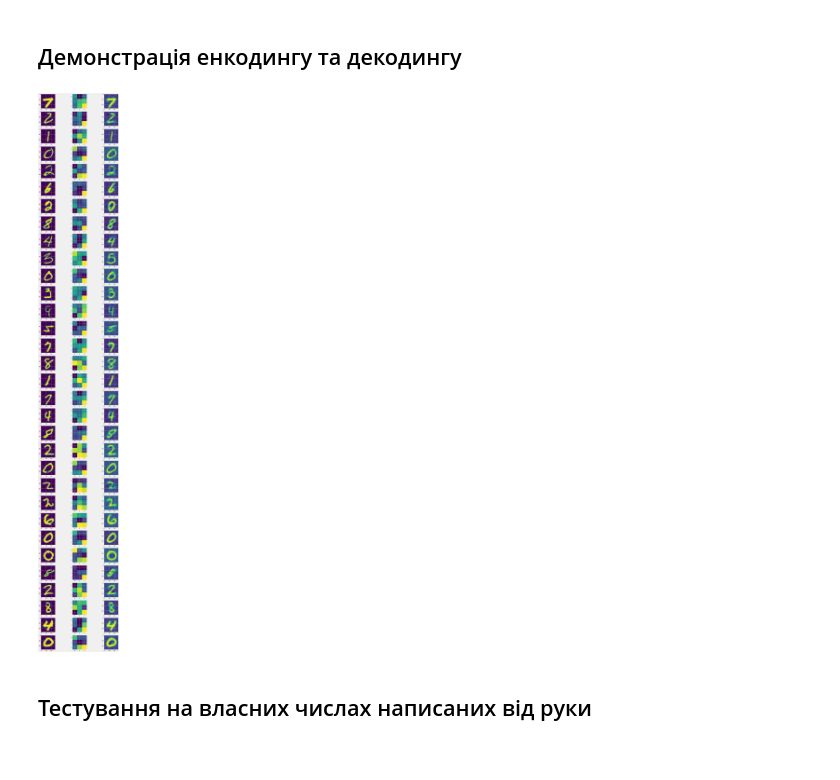
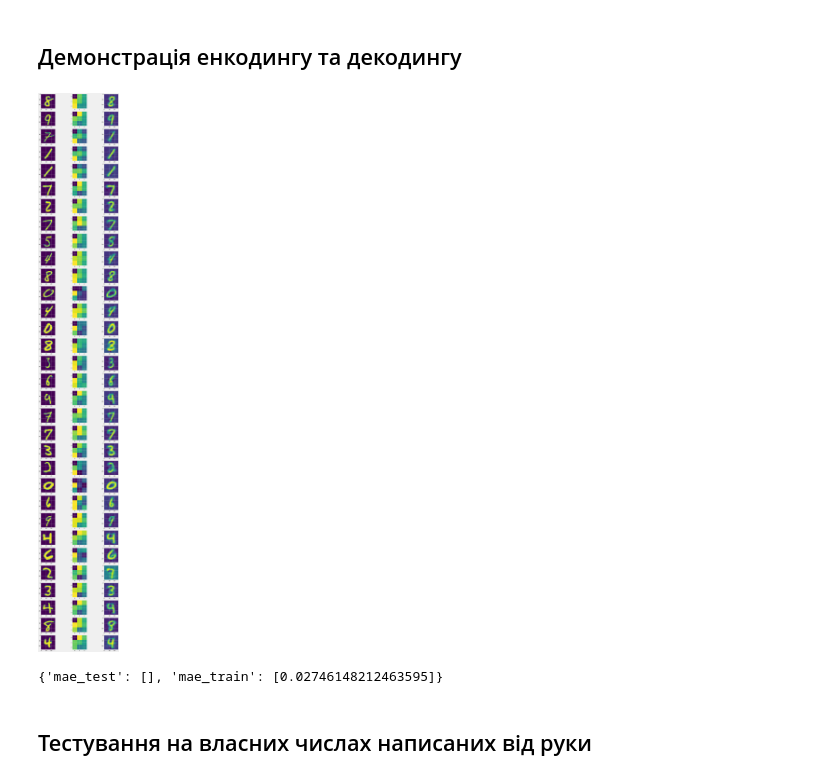
Before and after one commit to trilgar/MSM-2021, a Jupyter notebook: autoencoders.ipynb, the cells around one changed output. Saved outputs shown, nothing was run; the diff lists cells and outputs as text; code cells hidden in the pictures.

```diff
--- a/autoencoders.ipynb
+++ b/autoencoders.ipynb
@@ -16,3 +18,5 @@ cpu
+# %%
+epochs = 5
 # %% [markdown]
 ## Завантаження даних
 # %%
@@ -201,17 +202,24 @@ AE(
 )
 # %% [markdown]
 ## Демонстрація енкодингу та декодингу
+# %%
+MAE = {"mae_train": [], "mae_test": []}
 # %%
+mae = []
 fig, ax = plt.subplots(nrows = len(image), ncols = 3, figsize = (15, 100))
 for i, item in enumerate(image):
   item = item.reshape(-1, 28, 28)
   ax[i,0].imshow(item[0].cpu())
   rec, enc = model(item.reshape(-1, 28 * 28))
   ax[i, 1].imshow(enc.reshape(3,3).cpu().detach().numpy())
   ax[i, 2].imshow(rec.reshape(28,28).cpu().detach().numpy())
+  mae.append(mean_squared_error(item.reshape(-1, 28 * 28).cpu().detach().numpy(), rec.reshape(-1, 28 * 28).cpu().detach().numpy()))
+MAE['mae_train'].append(sum(mae)/len(mae))
 plt.show()
+MAE
 # %% [output]
-[figure, old version]
+[figure, new version]
+{'mae_test': [], 'mae_train': [0.02746148212463595]}
 # %% [markdown]
 ##  Тестування на власних числах написаних від руки
 # %%
```
Also changed, not shown: parts of 19 cells of this notebook.
